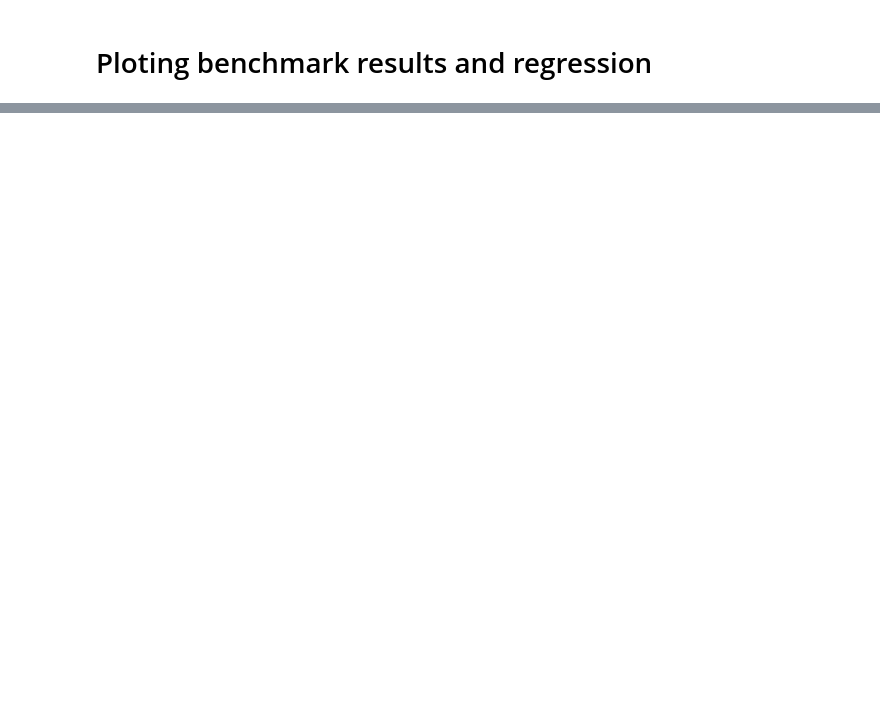
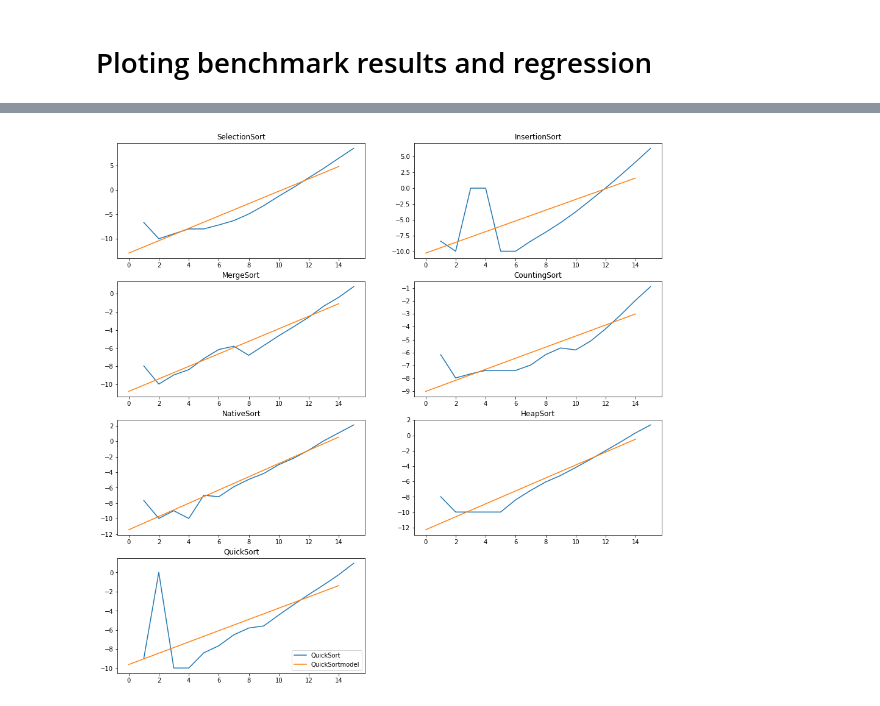
Before and after one commit to samilaz974/prog_fine_benchmark, a Jupyter notebook: visualisation/analysis_no_warmup.ipynb, the cells around one changed output, grey strips where cells are left out. Drawn from its saved outputs; the diff is of its cells as text; code cells hidden in the pictures; blank space fills up the shorter version.

```diff
--- a/visualisation/analysis_no_warmup.ipynb
+++ b/visualisation/analysis_no_warmup.ipynb
@@ -214,0 +265,40 @@ plt.show()
+# %%
+fig = plt.figure(figsize=(16, 16))
+fig.tight_layout() # Tight labels to the charts
+
+axes = plt.gca()
+axes.set_xlim([0,15])
+axes.set_ylim([-10,10])
+
+#multiple subplot parameters
+nb_sorts = len(sort_algos)
+columns = 2
+rows = math.ceil(nb_sorts/2) # We round up, if we have 7 sorts, with 2 columns, we need 4 rows. so rounding up 6/2 gives 4
+i=1
+
+
+for algo, df in data.items():
+    #new subplot
+    plt.subplot(rows, columns, i)
+    plt.title(algo)
+
+    #ploting the benchmar
+    plt.plot(df.loc[:,"power"], df.loc[:,"log_run_time"], label=algo)
+
+    # Computing the cov
+    cov = df.loc[:,['log_run_time','power']].cov().iloc[0][1]
+    # Computing the a and b
+    a = cov/df["power"].var()
+    b = df["log_run_time"].mean() - df["power"].mean()*a
+
+    # Computing and ploting the modeled function
+    x = np.arange(0,15)
+    y = x*a + b
+    plt.plot(x, y, label=algo+'model')
+
+    # next subplot
+    i += 1
+plt.legend()
+plt.show()
+# %% [output]
+[figure, added]
```
Also changed, not shown: parts of 8 cells of this notebook, 8 other files.
